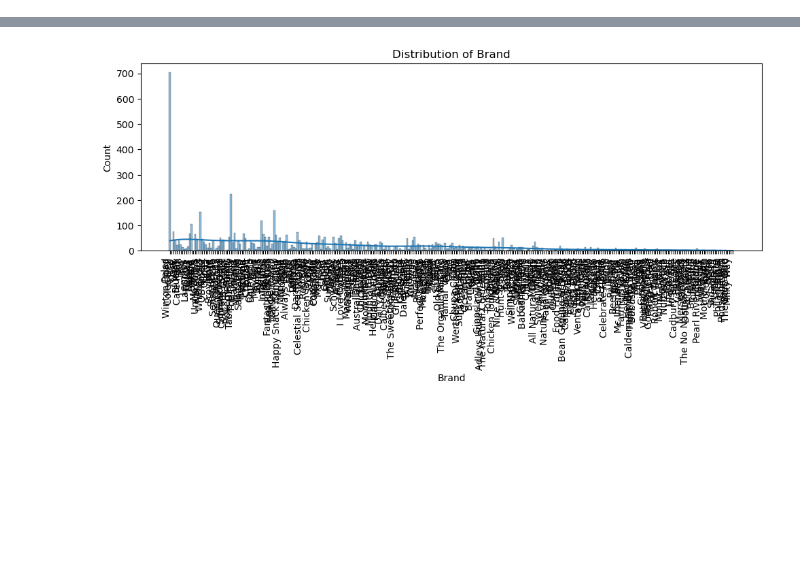
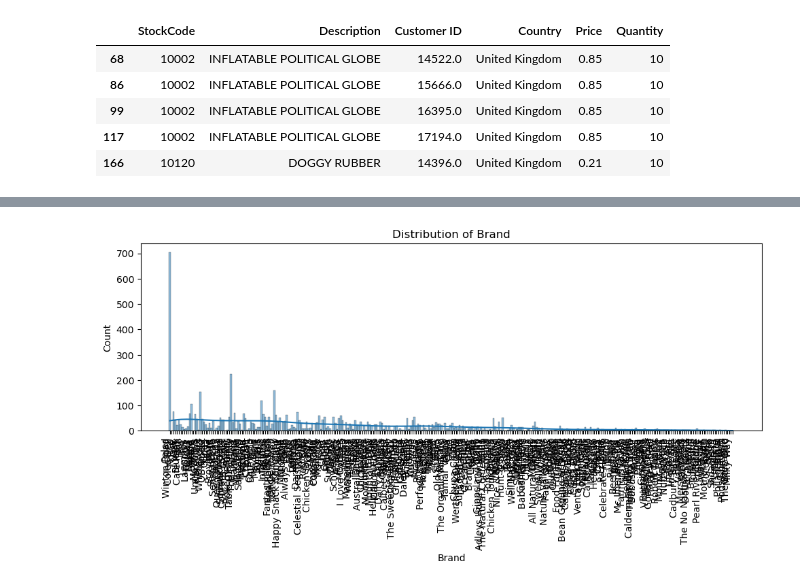
Before and after one commit to Phatcm/product-recommendation, a Jupyter notebook: notebooks/Initial.ipynb, the cells around one changed output, grey strips where cells are left out. Saved outputs shown, nothing was run; the diff lists cells and outputs as text; code cells hidden in the pictures; blank space fills up the shorter version.

```diff
--- a/notebooks/Initial.ipynb
+++ b/notebooks/Initial.ipynb
@@ -152,0 +186,12 @@ dtype: int64
+# %%
+num = 10  # Replace with the desired value
+
+filtered_df = df[df["Quantity"] == num]
+filtered_df.head()
+# %% [output]
+|  | StockCode | Description | Customer ID | Country | Price | Quantity |
+| 68 | 10002 | INFLATABLE POLITICAL GLOBE | 14522.0 | United Kingdom | 0.85 | 10 |
+| 86 | 10002 | INFLATABLE POLITICAL GLOBE | 15666.0 | United Kingdom | 0.85 | 10 |
+| 99 | 10002 | INFLATABLE POLITICAL GLOBE | 16395.0 | United Kingdom | 0.85 | 10 |
+| 117 | 10002 | INFLATABLE POLITICAL GLOBE | 17194.0 | United Kingdom | 0.85 | 10 |
+| 166 | 10120 | DOGGY RUBBER | 14396.0 | United Kingdom | 0.21 | 10 |
```
Also changed, not shown: parts of 17 cells of this notebook, 1 other file.
